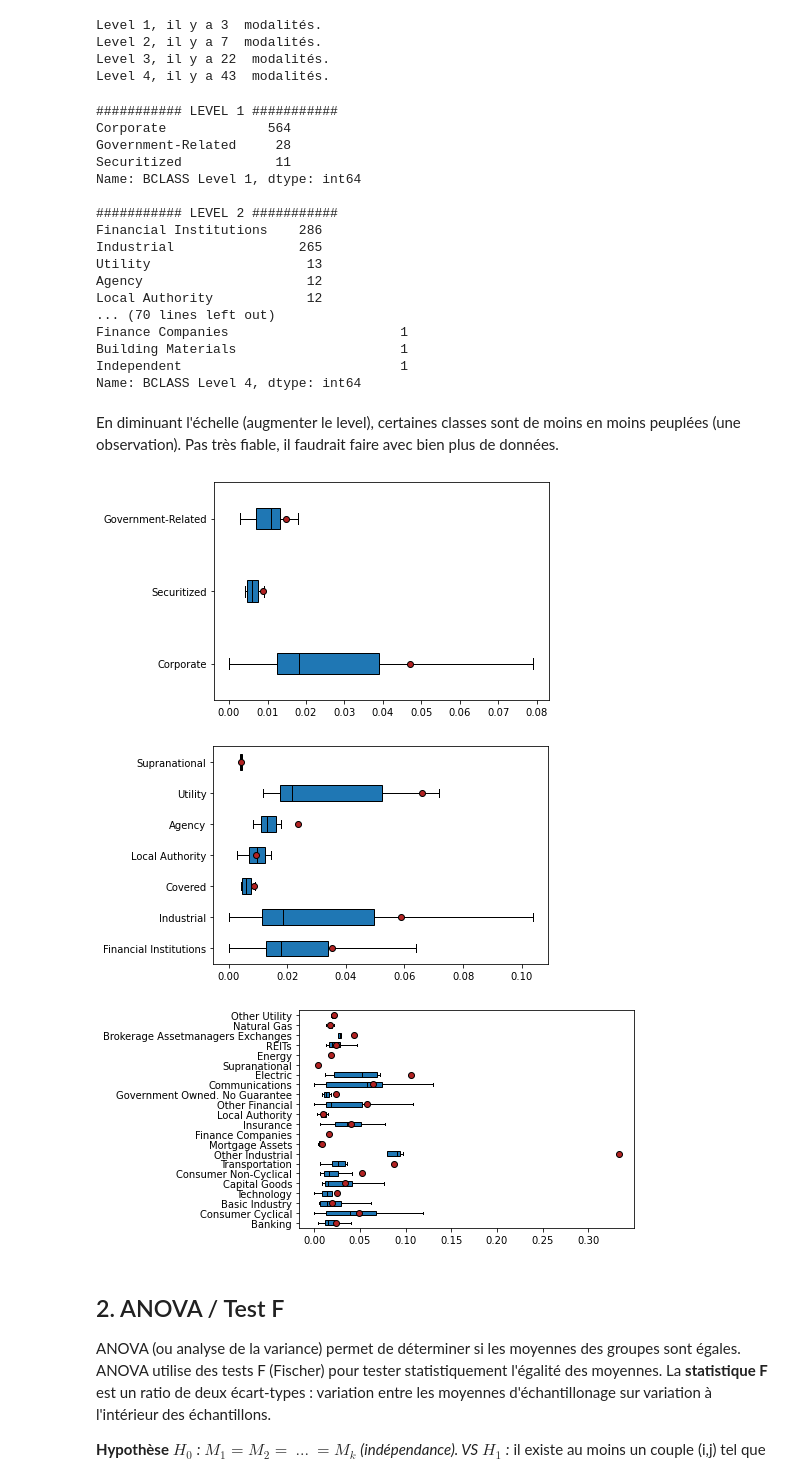
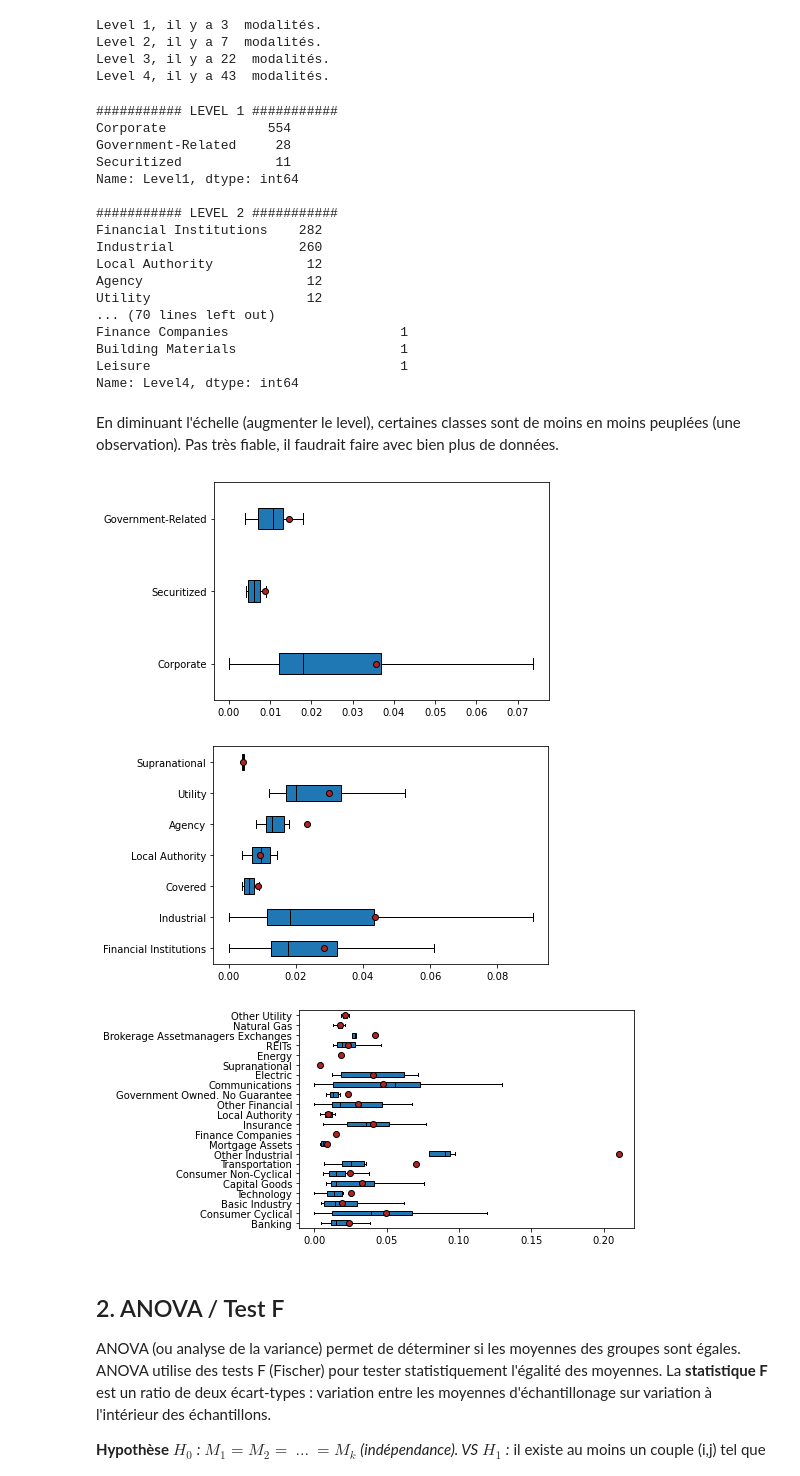
Before and after one commit to Rxzh/PD, a Jupyter notebook: Choix des variables explicatives.ipynb, the cells around one changed output. Saved outputs shown, nothing was run; the diff lists cells and outputs as text; code cells hidden in the pictures.

```diff
--- a/Choix des variables explicatives.ipynb
+++ b/Choix des variables explicatives.ipynb
@@ -14,9 +25,9 @@ import seaborn as sns
 import matplotlib.pyplot as plt
 import numpy as np
 # %%
-df = pd.read_csv('C:/Users/mathilde.binet/Desktop/PIF/bonds_5000.csv',sep = ',')
+df = pd.read_csv('market_data_pd.csv',sep = ',')
 # %%
-df = df.drop(columns=['Unnamed: 0.1.1','maturity_years','Issuer Name','Maturity','Unnamed: 0','Unnamed: 0.1','Ask Price', 'Mid Price','Bid Price','Ticker_x','Ticker_y','Reference Security','Cpn'])
+df = df.drop(columns=['Issuer Name','Maturity','Unnamed: 0','Unnamed: 0.1','Ask Price', 'Mid Price','Bid Price','Ticker_x','Ticker_y','Reference Security','Cpn'])
 # %%
 df.head()
 #potentielles variables explicatives, et variable expliquée : PD_1y
@@ -608,40 +629,40 @@ Level 3, il y a 22  modalités.
 Level 4, il y a 43  modalités.
 # %%
 print("\n########### LEVEL 1 ###########")
-print(quali_2['BCLASS Level 1'].value_counts())
+print(quali_2['Level1'].value_counts())
 print("\n########### LEVEL 2 ###########")
-print(quali_2['BCLASS Level 2'].value_counts())
+print(quali_2['Level2'].value_counts())
 print("\n########### LEVEL 3 ###########")
-print(quali_2['BCLASS Level 3'].value_counts())
+print(quali_2['Level3'].value_counts())
 print("\n########### LEVEL 4 ###########")
-print(quali_2['BCLASS Level 4'].value_counts())
+print(quali_2['Level4'].value_counts())
 # %% [output]
 ########### LEVEL 1 ###########
-Corporate             564
+Corporate             554
 Government-Related     28
 Securitized            11
-Name: BCLASS Level 1, dtype: int64
+Name: Level1, dtype: int64
 
 ########### LEVEL 2 ###########
-Financial Institutions    286
-Industrial                265
-Utility                    13
+Financial Institutions    282
+Industrial                260
+Local Authority            12
 Agency                     12
-Local Authority            12
+Utility                    12
 ... (70 lines left out)
 Finance Companies                      1
 Building Materials                     1
-Independent                            1
-Name: BCLASS Level 4, dtype: int64
+Leisure                                1
+Name: Level4, dtype: int64
 # %% [markdown]
 En diminuant l'échelle (augmenter le level), certaines classes sont de moins en moins peuplées (une observation). Pas très fiable, il faudrait faire avec bien plus de données.
 # %%
 #LEVEL 1
-modalites = quali_2['BCLASS Level 1'].unique()
+modalites = quali_2['Level1'].unique()
 
 groupes = []
 for m in modalites:
-    groupes.append(quali_2[quali_2['BCLASS Level 1']==m]["PD_1y"])
+    groupes.append(quali_2[quali_2['Level1']==m]["PD_1y"])
 
 # Propriétés graphiques (pas très importantes)
 medianprops = {'color':"black"}
@@ -652,14 +673,14 @@ plt.boxplot(groupes, labels=modalites, showfliers=False, medianprops=medianprops
             vert=False, patch_artist=True, showmeans=True, meanprops=meanprops)
 plt.show()
 # %% [output]
-[figure, old version]
+[figure, new version]
 # %%
 #LEVEL 2
-modalites = quali_2['BCLASS Level 2'].unique()
+modalites = quali_2['Level2'].unique()
 
 groupes = []
 for m in modalites:
-    groupes.append(quali_2[quali_2['BCLASS Level 2']==m]["PD_1y"])
+    groupes.append(quali_2[quali_2['Level2']==m]["PD_1y"])
 
 # Propriétés graphiques (pas très importantes)
 medianprops = {'color':"black"}
@@ -670,24 +691,24 @@ plt.boxplot(groupes, labels=modalites, showfliers=False, medianprops=medianprops
             vert=False, patch_artist=True, showmeans=True, meanprops=meanprops)
 plt.show()
 # %% [output]
-[figure, old version]
+[figure, new version]
 # %%
 #LEVEL 3
-modalites = quali_2['BCLASS Level 3'].unique()
+modalites = quali_2['Level3'].unique()
 
 groupes = []
 for m in modalites:
-    groupes.append(quali_2[quali_2['BCLASS Level 3']==m]["PD_1y"])
+    groupes.append(quali_2[quali_2['Level3']==m]["PD_1y"])
 
 # Propriétés graphiques (pas très importantes)
 medianprops = {'color':"black"}
 meanprops = {'marker':'o', 'markeredgecolor':'black',
             'markerfacecolor':'firebrick'}
 
 plt.boxplot(groupes, labels=modalites, showfliers=False, medianprops=medianprops,
             vert=False, patch_artist=True, showmeans=True, meanprops=meanprops)
 plt.show()
 # %% [output]
-[figure, old version]
+[figure, new version]
 # %%
 #LEVEL 4
```
Also changed, not shown: parts of 25 cells of this notebook.
